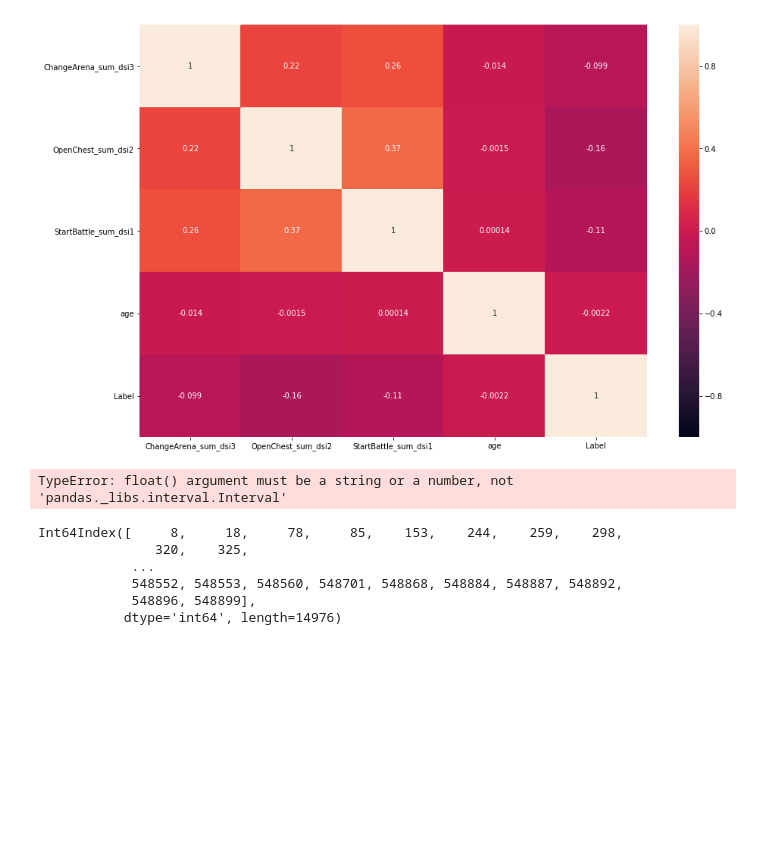
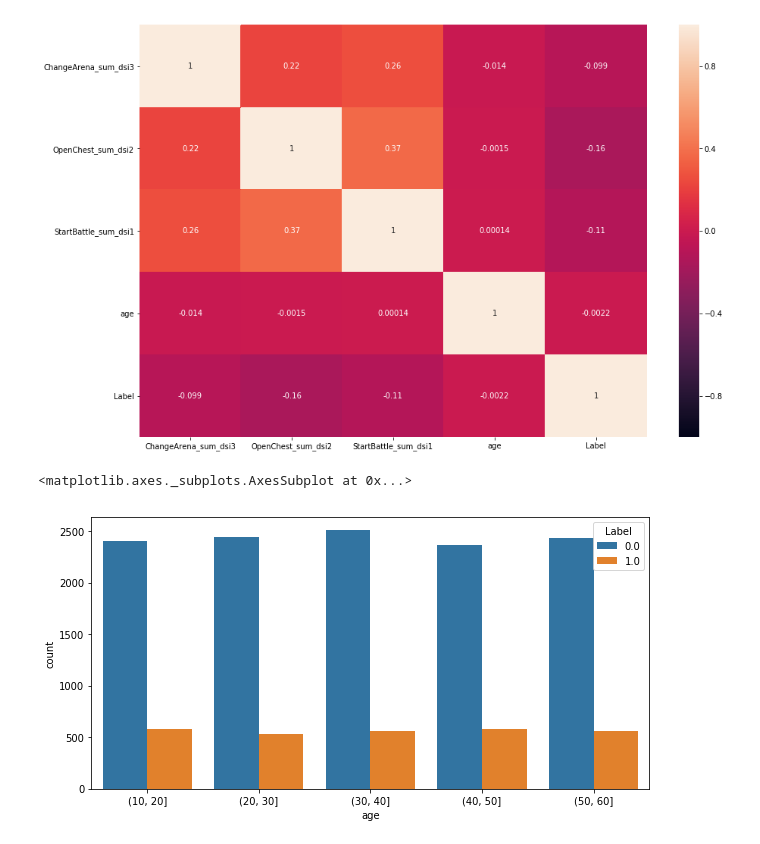
Before and after one commit to francomatiasferrari/md_MIM, a Jupyter notebook: analysis/EDA_FF.ipynb, the cells around one changed output. Drawn from its saved outputs; the diff is of its cells as text; code cells hidden in the pictures; blank space fills up the shorter version.

```diff
--- a/analysis/EDA_FF.ipynb
+++ b/analysis/EDA_FF.ipynb
@@ -45,5 +46,5 @@ You can install the OpenMP library by the following command: ``brew install libo
   "You can install the OpenMP library by the following command: ``brew install libomp``.", UserWarning)
 # %%
 # Cargo el dataset
-df = datasetManager_FF.cargar_datos(0.1)
+df = dM.cargar_datos(0.1)
 # %%
@@ -222,16 +225,15 @@ sns.heatmap(corr.corr(),
 <matplotlib.axes._subplots.AxesSubplot at 0x...>
 [figure]
 # %%
+# Ya no se veia una correlacion lineal entre Label y Age.
+# Veamos como se da el comportamiento entre Label por intervalo de edades.
+
 mybins = range(int(df[df.age.notnull()].age.min()), int(df[df.age.notnull()].age.max()), 10)
-sns.barplot(data=pd.cut(df[df.age.notnull()].age, bins=mybins), x='age', y='Label')
+s = pd.cut(df[df.age.notnull()].age, bins=mybins).dropna()
+s = pd.merge(s, df.Label, left_index=True, right_index=True, how='left')
+
+plt.subplots(figsize=(10,5))
+sns.countplot(x="age", hue="Label", data=s)
 # %% [output]
-TypeError: float() argument must be a string or a number, not 'pandas._libs.interval.Interval'
+<matplotlib.axes._subplots.AxesSubplot at 0x...>
+[figure, added]
-# %%
-pd.cut(df[df.age.notnull()].age, bins=mybins).dropna().index
-# %% [output]
-Int64Index([     8,     18,     78,     85,    153,    244,    259,    298,
-               320,    325,
-            ...
-            548552, 548553, 548560, 548701, 548868, 548884, 548887, 548892,
-            548896, 548899],
-           dtype='int64', length=14976)
```
Also changed, not shown: parts of 21 cells of this notebook, 1 other file.
